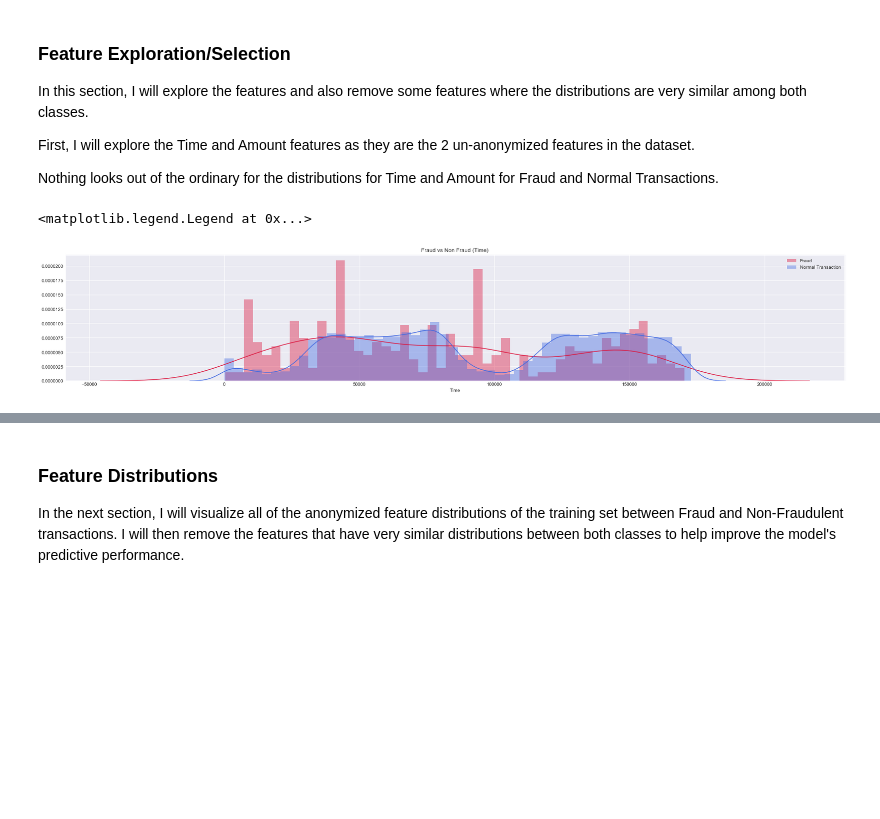
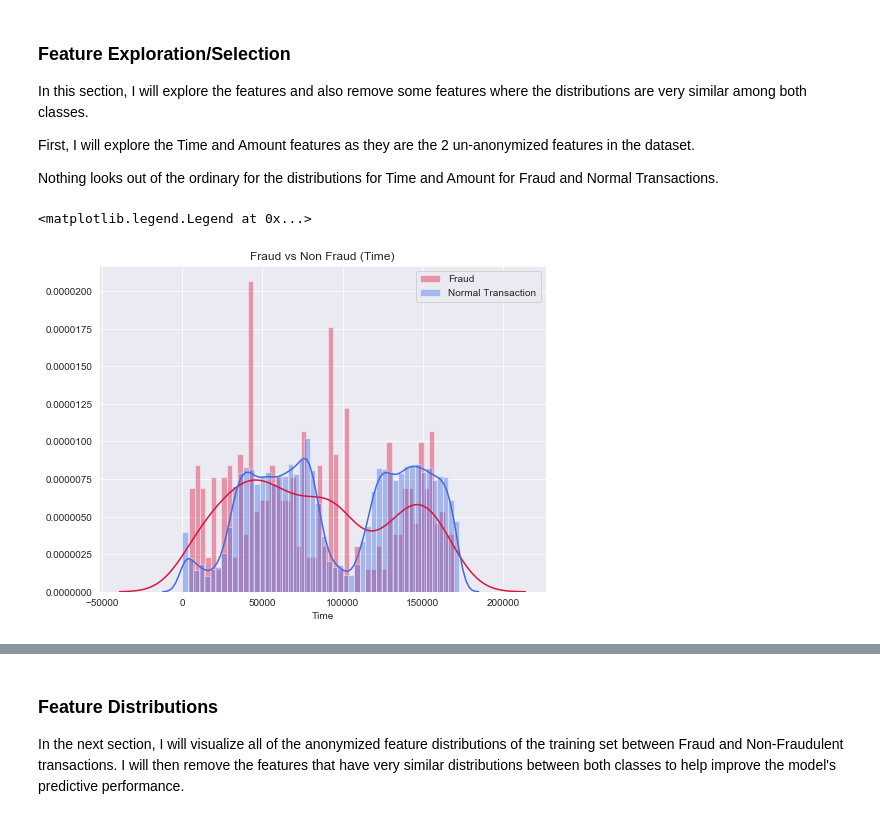
Before and after one commit to steimel64/steimel64.github.io, a Jupyter notebook: Notebooks/Fraud Analysis.ipynb, the cells around one changed output, grey strips where cells are left out. Drawn from its saved outputs; the diff is of its cells as text; code cells hidden in the pictures; blank space fills up the shorter version.

```diff
--- a/Notebooks/Fraud Analysis.ipynb
+++ b/Notebooks/Fraud Analysis.ipynb
@@ -158,7 +158,7 @@ Baseline Accuracy: 0.99827 %
 ### Split Training/Test Data
 It is important to first split the training and test sets to prevent any data leakage. I will be splitting the train/test set 80/20 in this project which is pretty typical in most ML projects. The train set will then be used to train the model while the test set will be used for our final hold out set to evaluate fraud detection ability on unseen data.
 # %%
-train_set, test_set = train_test_split(cc, test_size = 0.2,random_state = 42)
+train_set, test_set = train_test_split(cc, test_size = 0.2,random_state = 42, stratify=cc['Class'])
 # %% [markdown]
 ### Feature Exploration/Selection
 In this section, I will explore the features and also remove some features where the distributions are very similar among both classes.
@@ -167,11 +167,11 @@ First, I will explore the Time and Amount features as they are the 2 un-anonymiz
 
 Nothing looks out of the ordinary for the distributions for Time and Amount for Fraud and Normal Transactions.
 # %%
-plt.subplots(figsize=(30, 5))
+plt.subplots(figsize=(8, 6))
 plt.title('Fraud vs Non Fraud (Time)')
 graph1 = sns.distplot(train_set.Time[train_set.Class == 1],bins=50, color='crimson', label='Fraud')
 graph2 = sns.distplot(train_set.Time[train_set.Class == 0],bins=50, color='royalblue',label='Normal Transaction')
 plt.legend()
 # %% [output]
 <matplotlib.legend.Legend at 0x...>
-[figure, old version]
+[figure, new version]
```
Also changed, not shown: parts of 47 cells of this notebook.
